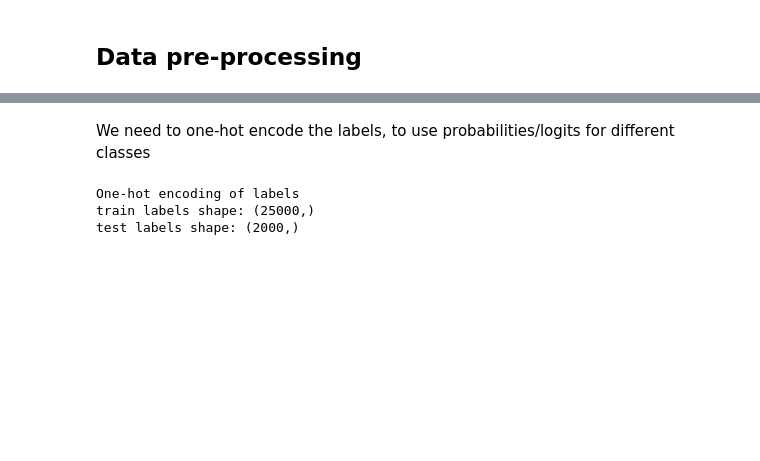
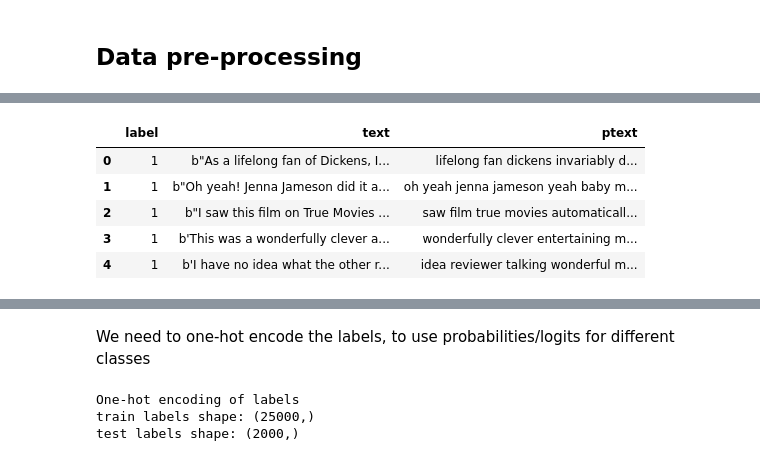
Before and after one commit to sampath9dasari/Adverserial-ML-CIFAR, a Jupyter notebook: IMDB-review-adversarial-attack.ipynb, the cells around one changed output, grey strips where cells are left out. Drawn from its saved outputs; the diff is of its cells as text; code cells hidden in the pictures; blank space fills up the shorter version.

```diff
--- a/IMDB-review-adversarial-attack.ipynb
+++ b/IMDB-review-adversarial-attack.ipynb
@@ -48,7 +54,3 @@ Shape of Test split:  (25000, 2)
 | 2 | 1 | b"I saw this film on True Movies ... |
 | 3 | 1 | b'This was a wonderfully clever a... |
 | 4 | 1 | b'I have no idea what the other r... |
-# %%
-imdb_train['text'] = imdb_train.text.apply(lambda x : x.decode('utf-8'))
-imdb_test['text'] = imdb_test.text.apply(lambda x : x.decode('utf-8'))
-imdb_train.head()
@@ -96,2 +65,31 @@ y_test = imdb_test.label.values
 # %% [markdown]
 ## Data pre-processing
+# %%
+eng_stopwords = stopwords.words('english')
+stopwords_dict = Counter(eng_stopwords)
+
+def remove_stopwords(text):
+    text = ' '.join([word for word in word_tokenize(text.lower()) if word not in stopwords_dict])
+    return text
+
+def html_tags(text):
+    text = re.sub('\<.*?\>+', ' ', text)
+    return text
+
+def remove_punctuation(text):
+#     punctuations = string.punctuation.replace('\'','')+'\t\n'
+    punctuations = string.punctuation+'\t\n'
+    text = re.sub('[%s]' % re.escape(punctuations), ' ', text)
+    return text
+# %%
+%%time
+imdb_train['ptext'] = imdb_train.text.apply(lambda x : x.decode('utf-8'))
+imdb_train['ptext'] = imdb_train.ptext.apply(html_tags)
+imdb_train['ptext'] = imdb_train.ptext.apply(remove_punctuation)
+imdb_train['ptext'] = imdb_train.ptext.apply(remove_stopwords)
+imdb_test['ptext'] = imdb_test.text.apply(lambda x : x.decode('utf-8'))
+imdb_test['ptext'] = imdb_test.ptext.apply(html_tags)
+imdb_test['ptext'] = imdb_test.ptext.apply(remove_punctuation)
+imdb_test['ptext'] = imdb_test.ptext.apply(remove_stopwords)
+imdb_train.head()
+# %% [output]
@@ -97,0 +98,6 @@ y_test = imdb_test.label.values
+|  | label | text | ptext |
+| 0 | 1 | b"As a lifelong fan of Dickens, I... | lifelong fan dickens invariably d... |
+| 1 | 1 | b"Oh yeah! Jenna Jameson did it a... | oh yeah jenna jameson yeah baby m... |
+| 2 | 1 | b"I saw this film on True Movies ... | saw film true movies automaticall... |
+| 3 | 1 | b'This was a wonderfully clever a... | wonderfully clever entertaining m... |
+| 4 | 1 | b'I have no idea what the other r... | idea reviewer talking wonderful m... |
```
Also changed, not shown: parts of 31 cells of this notebook.
